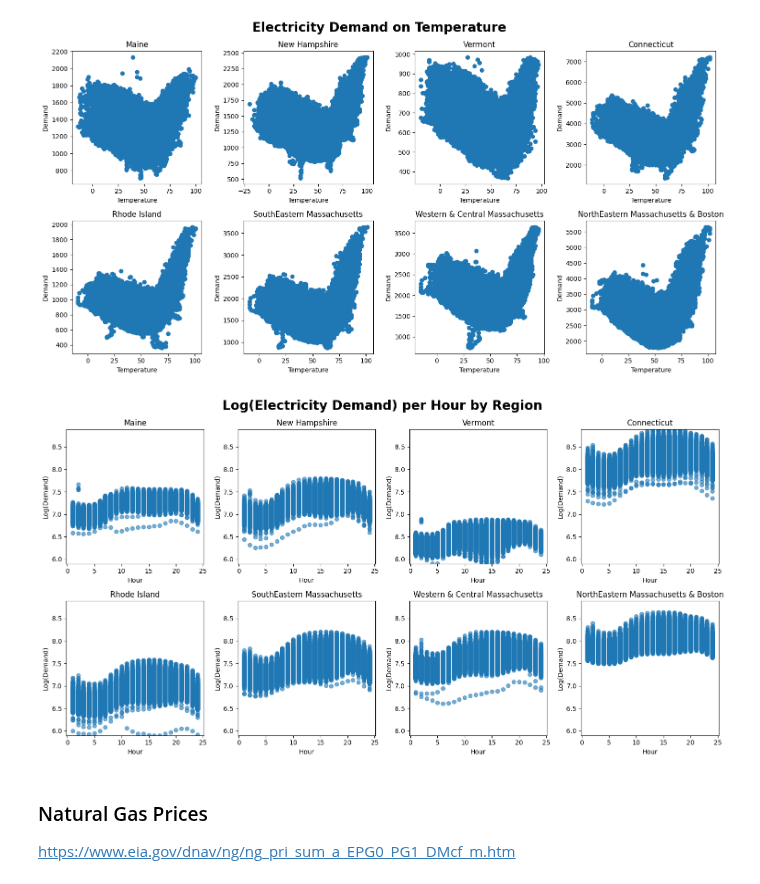
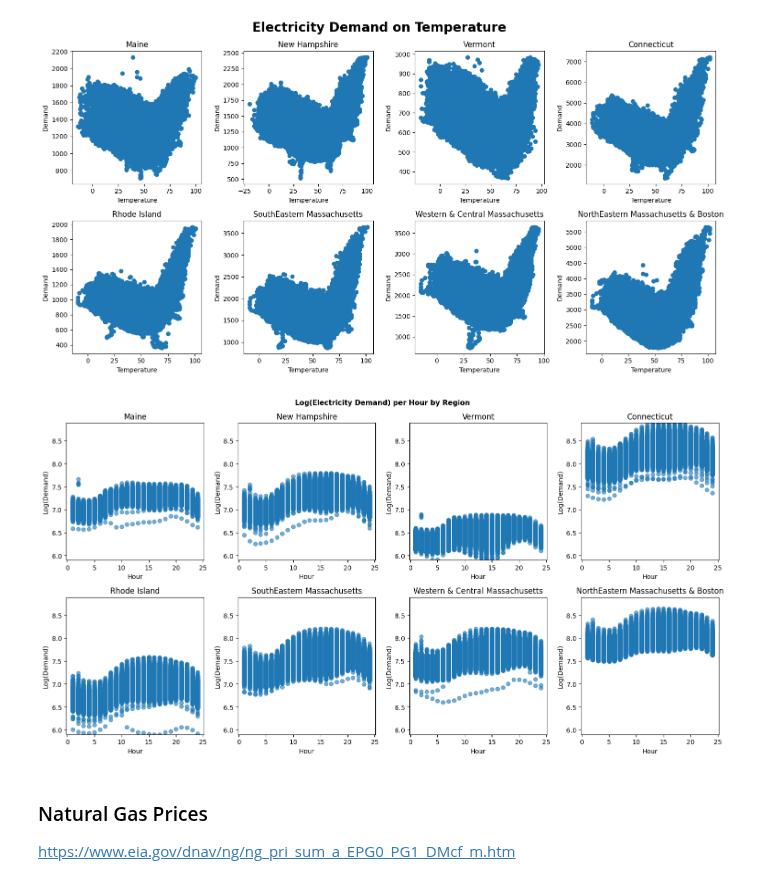
Before and after one commit to kevivuu/ECON323-project, a Jupyter notebook: Final Project.ipynb, the cells around one changed output. Drawn from its saved outputs; the diff is of its cells as text; code cells hidden in the pictures.

```diff
--- a/Final Project.ipynb
+++ b/Final Project.ipynb
@@ -148,29 +141,29 @@ plt.show()
 # %%
 # Assuming `state_dfs` is a list of 8 DataFrames and `state_names_full` is a list of 8 titles
 fig, axes = plt.subplots(2, 4, figsize=(15, 8))  # Creates a 2x4 grid of subplots
 
 # Flatten the axes array for easy iteration
 axes = axes.flatten()
 
 # Find the global y-axis limits for log demand
 y_min = min(np.log(df['Demand']).min() for df in state_dfs[1:])
 y_max = max(np.log(df['Demand']).max() for df in state_dfs[1:])
 
 # Loop through each DataFrame and corresponding title
 for i, (df, name) in enumerate(zip(state_dfs[1:], state_names_full[1:])):
     axes[i].scatter(df['Hour'], np.log(df['Demand']), alpha=0.6)
     axes[i].set_title(name)
     axes[i].set_ylabel('Log(Demand)')
     axes[i].set_xlabel('Hour')
     axes[i].set_ylim(y_min, y_max)  # Set the same y-axis scale for all plots
 
-fig.suptitle('Log(Electricity Demand) per Hour by Region', fontsize=20, fontweight='bold')
+fig.suptitle('Log(Electricity Demand) per Hour by Region', fontsize=11, fontweight='bold')
 
 # Adjust layout to prevent overlap
 plt.tight_layout()
 plt.show()
 # %% [output]
-[figure, old version]
+[figure, new version]
 # %% [markdown]
 ### Natural Gas Prices
 
```
Also changed, not shown: parts of 6 cells of this notebook.
